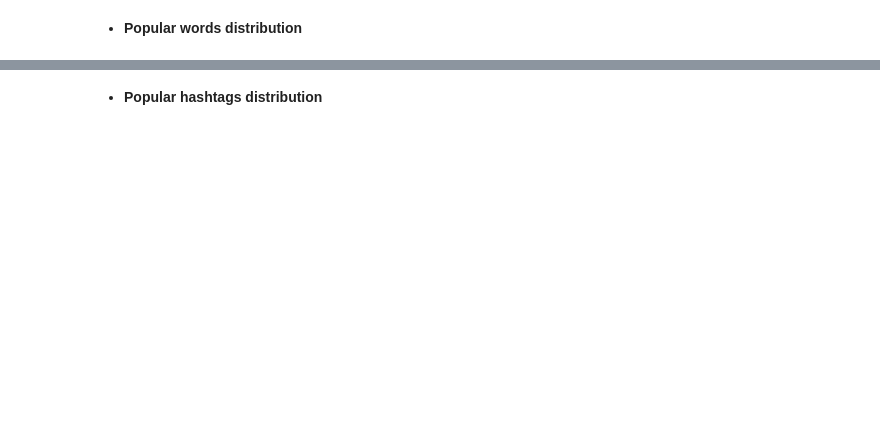
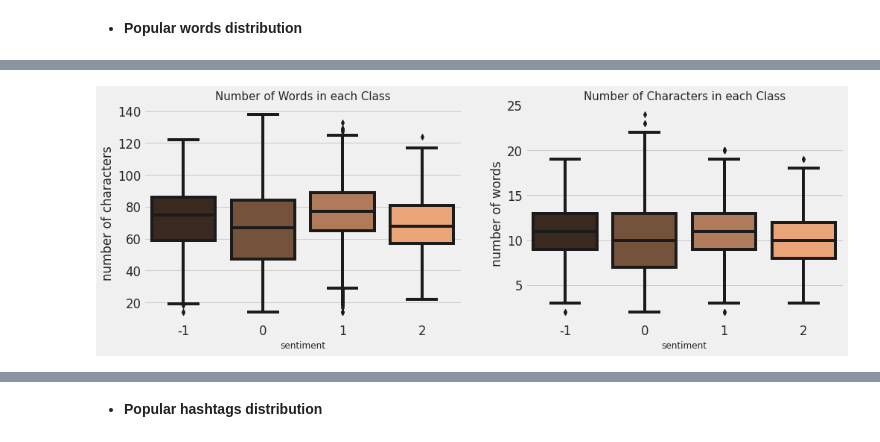
Before and after one commit to ThobaniMwandla/advanced_classification_zm6_project, a Jupyter notebook: notebooks/Climate_Sentiment_Analysis_Final.ipynb, the cells around one changed output, grey strips where cells are left out. Cells and saved outputs as stored; diff of their text form; code cells hidden in the pictures; blank space fills up the shorter version.

```diff
--- a/notebooks/Climate_Sentiment_Analysis_Final.ipynb
+++ b/notebooks/Climate_Sentiment_Analysis_Final.ipynb
@@ -757,0 +788,17 @@ Observations:
+# %%
+# Boxplot for word count distribution
+f, axes = plt.subplots(1, 2, figsize=(15,5))
+# Finding Number of Characters per Tweet
+train["number of characters"] = train["message"].apply(lambda x: len(str(x)))
+sns.boxplot(x='sentiment', y="number of characters", data=train, ax=axes[0], palette="copper")
+axes[0].set_xlabel('sentiment', fontsize=12)
+axes[0].set_title("Number of Words in each Class", fontsize=15)
+
+# Boxplot for word count distribution
+# Finding Number of Words per Tweet
+train["number of words"] = train["message"].apply(lambda x: len(str(x).split()))
+sns.boxplot(x='sentiment', y='number of words', data=train, ax=axes[1], palette="copper")
+axes[1].set_xlabel('sentiment', fontsize=12)
+axes[1].set_title("Number of Characters in each Class", fontsize=15);
+# %% [output]
+[figure, added]
```
Also changed, not shown: parts of 153 cells of this notebook, 1 other file.
